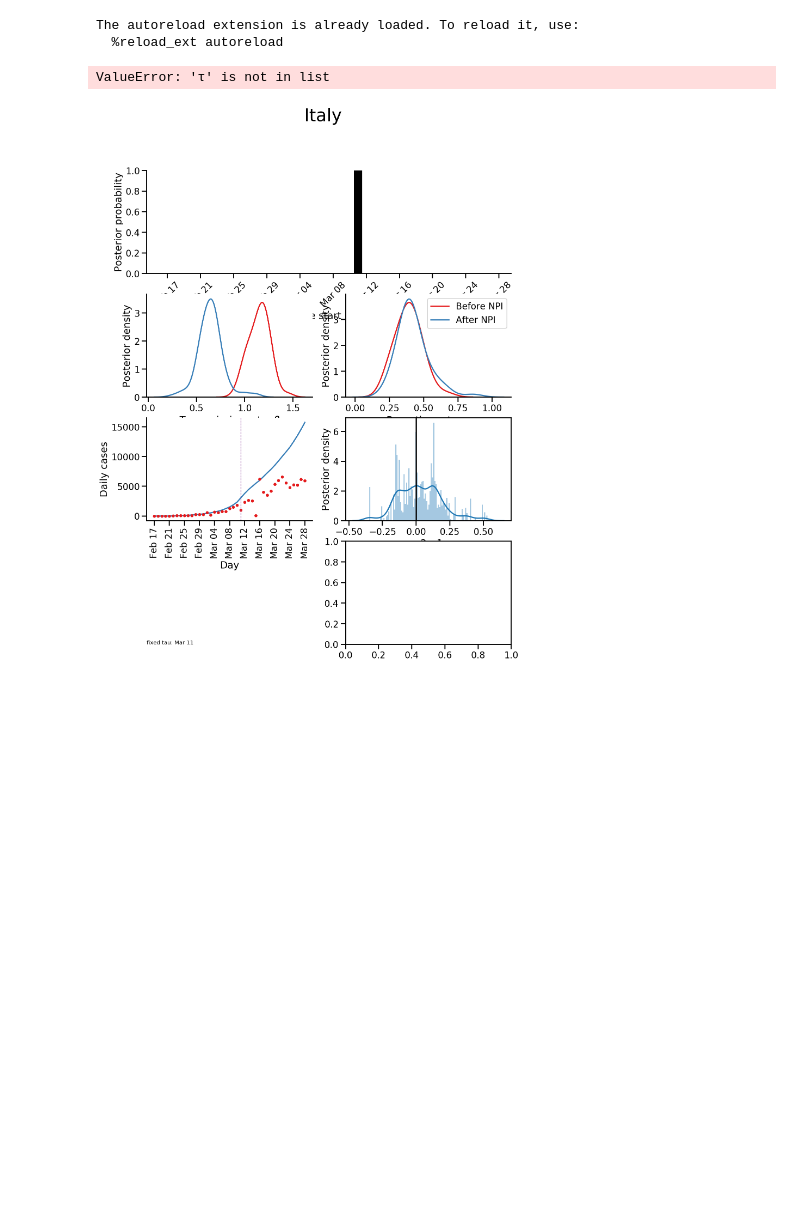
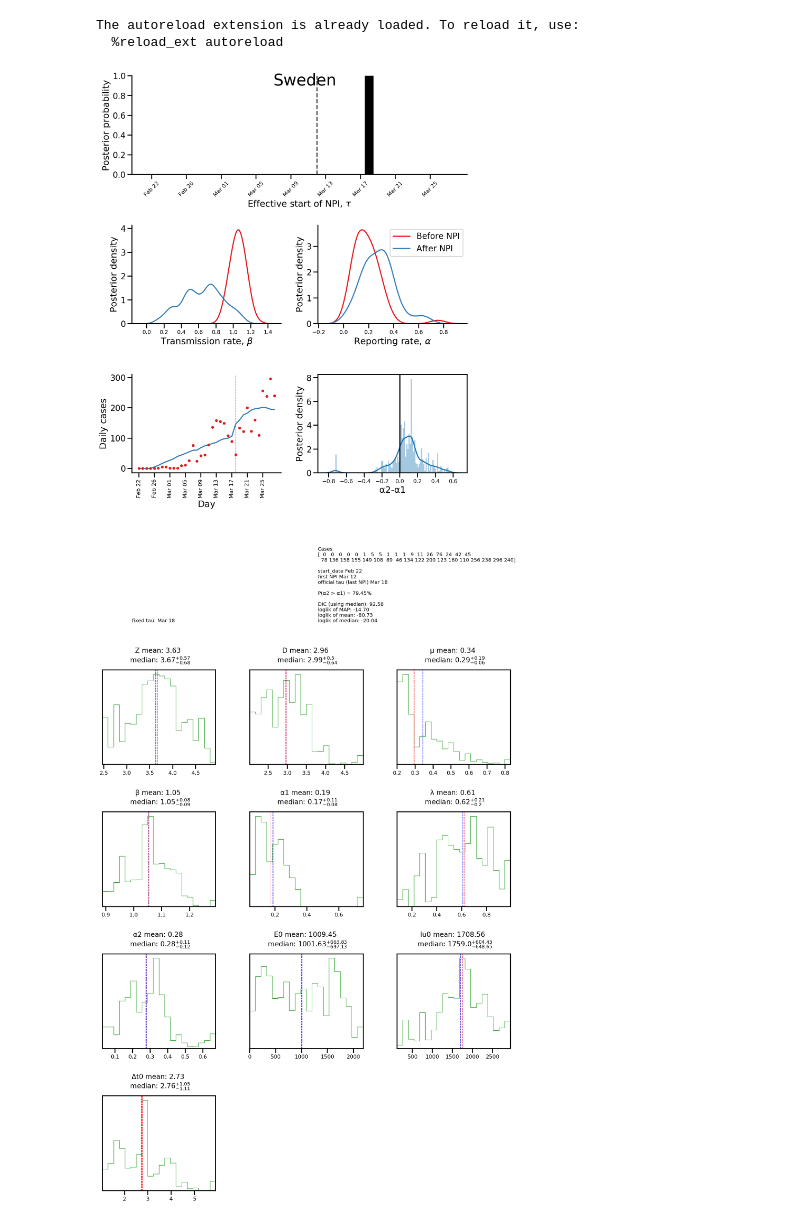
Before and after one commit to yoavram-lab/EffectiveNPI, a Jupyter notebook: src/plot_one_play.ipynb, the cells around one changed output. Cells and saved outputs as stored; diff of their text form; code cells hidden in the pictures; blank space fills up the shorter version.

Commit message:
plot_utils small updates

```diff
--- a/src/plot_one_play.ipynb
+++ b/src/plot_one_play.ipynb
@@ -13,11 +13,11 @@ exec(open("plot_utils.py").read())
 The autoreload extension is already loaded. To reload it, use:
   %reload_ext autoreload
 # %%
-country_name = 'Italy'
+country_name = 'Sweden'
 file_name = '../output-tmp/2020-05-14-test/inference/{}.npz'.format(country_name)
 data = load_data(file_name, country_name)
 plot_all();
-# plot_incidences()
+plot_hists();
 # %% [output]
-ValueError: 'τ' is not in list
-[figure, old version]
+[figure, new version]
+[figure, added]
```
Also changed, not shown: 1 other file.
